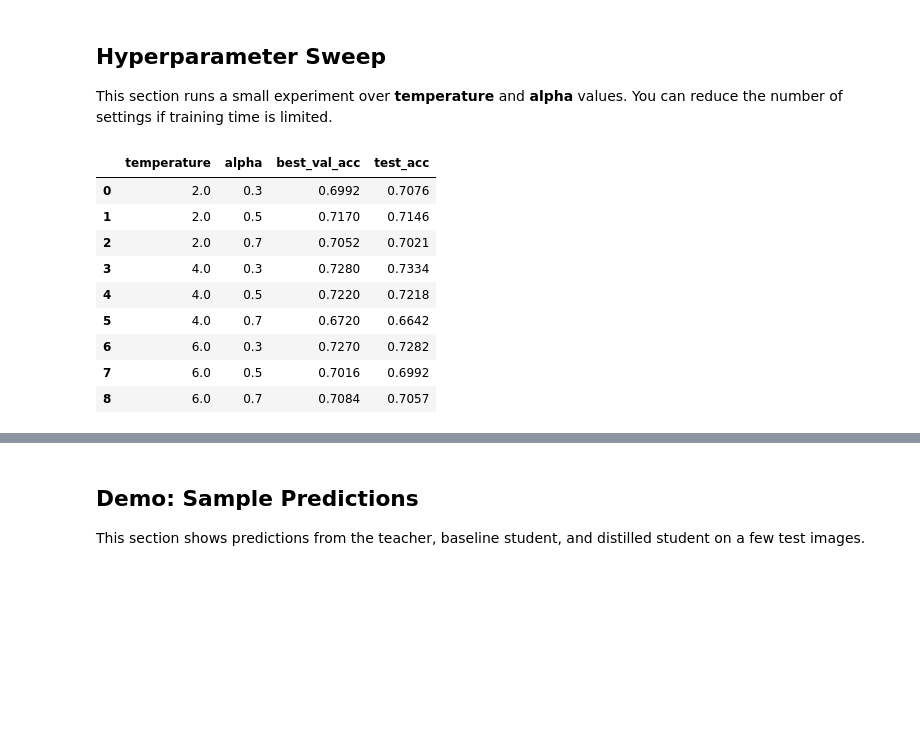
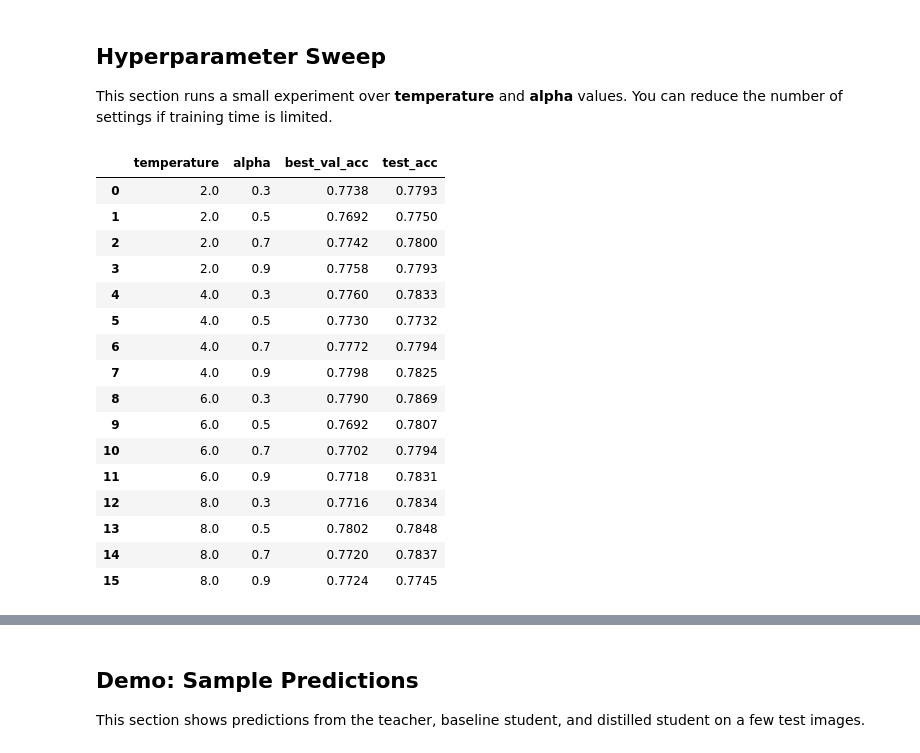
Before and after one commit to JosiahD1234/model_distillation, a Jupyter notebook: knowledge_distillation.ipynb, the cells around one changed output, grey strips where cells are left out. Cells and saved outputs as stored; diff of their text form; code cells hidden in the pictures; blank space fills up the shorter version.

Commit message:
improved student performance and made both students initialization identical so that improvement can be seen

```diff
--- a/knowledge_distillation.ipynb
+++ b/knowledge_distillation.ipynb
@@ -488,7 +698,7 @@ print('Teacher parameters:', f'{count_parameters(teacher):,}')
 if TRAIN_TEACHER:
     teacher, teacher_history, teacher_best_val = fit_teacher(
         teacher,
-        train_loader,
+        teacher_train_loader,
         val_loader,
         epochs=TEACHER_EPOCHS,
         lr=TEACHER_LR,
@@ -511,6 +721,10 @@ Teacher parameters: 11,173,962
 Loaded teacher checkpoint from checkpoints/teacher_resnet18.pth
 # %% [markdown]
 ## Train or Load the Baseline Student
+# %%
+set_seed(SEED)
+initial_student = get_student_model(base_channels=32)
+initial_student_state = copy.deepcopy(initial_student.state_dict())
 # %%
 # Baseline student
 baseline_student = get_student_model(base_channels=32)
@@ -552,17 +777,20 @@ if not TEACHER_PATH.exists() and not TRAIN_TEACHER:
     print('Warning: teacher checkpoint is missing. Distillation requires a trained teacher.')
 
 distilled_student = get_student_model(base_channels=32)
+distilled_student.load_state_dict(initial_student_state)
 print('Distilled student parameters:', f'{count_parameters(distilled_student):,}')
 
 if TRAIN_DISTILLED:
-    distilled_student, distill_history, distill_best_val = fit_distillation(
+    distilled_student, distill_history, distill_best_val = fit_distillation_student(
         distilled_student,
         teacher,
-        train_loader,
+        student_train_loader,
         val_loader,
         epochs=STUDENT_EPOCHS,
         temperature=TEMPERATURE,
         alpha=ALPHA,
+        lr=3e-3,
+        weight_decay=1e-4
     )
     save_checkpoint(
         DISTILLED_PATH,
@@ -607,8 +840,19 @@ We compare the teacher, the baseline student, and the distilled student on:
 # %%
 # Evaluation helpers
 @torch.no_grad()
-def measure_inference_time(model, loader, device=DEVICE, num_batches=20):
+def measure_inference_time(model, loader, device=DEVICE, num_batches=50):
     model.eval()
+
+    # Warmup
+    for batch_idx, (images, _) in enumerate(loader):
+        if batch_idx >= 5:
+            break
+        images = images.to(device)
+        _ = model(images)
+
+    if device.type == 'cuda':
+        torch.cuda.synchronize()
+
     total_images = 0
     start = time.perf_counter()
 
@@ -619,14 +863,16 @@ def measure_inference_time(model, loader, device=DEVICE, num_batches=20):
         _ = model(images)
         total_images += images.size(0)
 
+    if device.type == 'cuda':
+        torch.cuda.synchronize()
+
     elapsed = time.perf_counter() - start
     return elapsed / max(total_images, 1)
-
 
 def summarize_model(name, model, loader):
     criterion = nn.CrossEntropyLoss()
     test_loss, test_acc = evaluate_model(model, loader, criterion, DEVICE)
-    params = count_parameters(model)
+    params = count_parameters(model, trainable_only=False)
     sec_per_image = measure_inference_time(model, loader)
     return {
         'model': name,
@@ -749,52 +995,62 @@ This section runs a small experiment over **temperature** and **alpha** values.
 sweep_results = []
 
 if RUN_SWEEP:
-    temperature_values = [2.0, 4.0, 6.0]
-    alpha_values = [0.3, 0.5, 0.7]
+    SWEEP_EPOCHS = 5
+    temperature_values = [2.0, 4.0, 6.0, 8.0]
+    alpha_values = [0.3, 0.5, 0.7, 0.9]
 
     for temp in temperature_values:
         for alpha_value in alpha_values:
             print(f'Running sweep: temperature={temp}, alpha={alpha_value}')
             student = get_student_model(base_channels=32)
-            student, hist, best_val = fit_distillation(
+            student, hist, best_val = fit_distillation_student(
                 student,
                 teacher,
-                train_loader,
+                student_train_loader,
                 val_loader,
-                epochs=max(3, STUDENT_EPOCHS // 2),
+                epochs=max(5, SWEEP_EPOCHS // 2),
                 temperature=temp,
                 alpha=alpha_value,
+                lr=3e-3,
+                weight_decay=1e-4,
             )
             test_loss, test_acc = evaluate_model(student, test_loader, nn.CrossEntropyLoss(), DEVICE)
             sweep_results.append({
                 'temperature': temp,
                 'alpha': alpha_value,
                 'best_val_acc': best_val,
                 'test_acc': test_acc,
             })
 
     sweep_df = pd.DataFrame(sweep_results)
     sweep_df.to_csv(EXPERIMENTS_PATH, index=False)
     print(f'Saved sweep results to {EXPERIMENTS_PATH}')
     display(sweep_df)
 else:
     if EXPERIMENTS_PATH.exists():
         sweep_df = pd.read_csv(EXPERIMENTS_PATH)
         display(sweep_df)
     else:
         sweep_df = pd.DataFrame()
         print('No sweep results found.')
 # %% [output]
 |  | temperature | alpha | best_val_acc | test_acc |
-| 0 | 2.0 | 0.3 | 0.6992 | 0.7076 |
-| 1 | 2.0 | 0.5 | 0.7170 | 0.7146 |
-| 2 | 2.0 | 0.7 | 0.7052 | 0.7021 |
-| 3 | 4.0 | 0.3 | 0.7280 | 0.7334 |
-| 4 | 4.0 | 0.5 | 0.7220 | 0.7218 |
-| 5 | 4.0 | 0.7 | 0.6720 | 0.6642 |
-| 6 | 6.0 | 0.3 | 0.7270 | 0.7282 |
-| 7 | 6.0 | 0.5 | 0.7016 | 0.6992 |
-| 8 | 6.0 | 0.7 | 0.7084 | 0.7057 |
+| 0 | 2.0 | 0.3 | 0.7738 | 0.7793 |
+| 1 | 2.0 | 0.5 | 0.7692 | 0.7750 |
+| 2 | 2.0 | 0.7 | 0.7742 | 0.7800 |
+| 3 | 2.0 | 0.9 | 0.7758 | 0.7793 |
+| 4 | 4.0 | 0.3 | 0.7760 | 0.7833 |
+| 5 | 4.0 | 0.5 | 0.7730 | 0.7732 |
+| 6 | 4.0 | 0.7 | 0.7772 | 0.7794 |
+| 7 | 4.0 | 0.9 | 0.7798 | 0.7825 |
+| 8 | 6.0 | 0.3 | 0.7790 | 0.7869 |
+| 9 | 6.0 | 0.5 | 0.7692 | 0.7807 |
+| 10 | 6.0 | 0.7 | 0.7702 | 0.7794 |
+| 11 | 6.0 | 0.9 | 0.7718 | 0.7831 |
+| 12 | 8.0 | 0.3 | 0.7716 | 0.7834 |
+| 13 | 8.0 | 0.5 | 0.7802 | 0.7848 |
+| 14 | 8.0 | 0.7 | 0.7720 | 0.7837 |
+| 15 | 8.0 | 0.9 | 0.7724 | 0.7745 |
 # %%
 # Sweep plots
 if 'sweep_df' in globals() and len(sweep_df) > 0:
```
Also changed, not shown: parts of 13 cells of this notebook.
